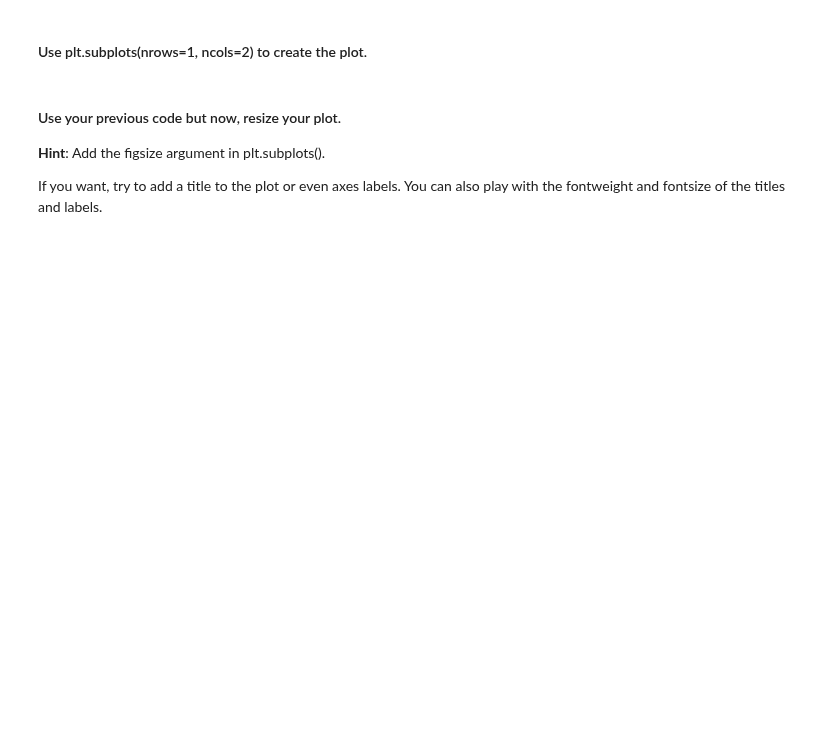
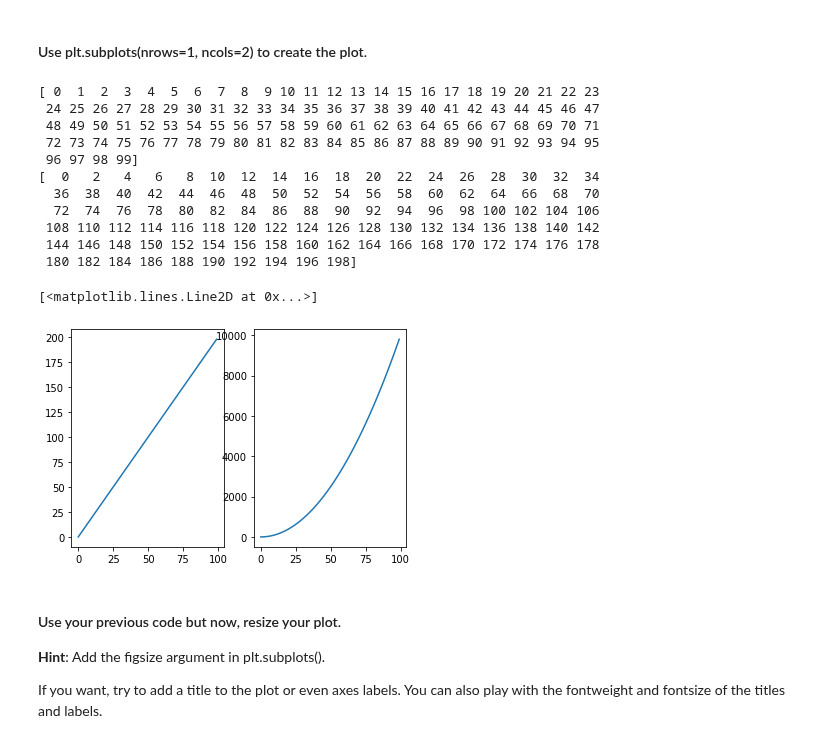
Before and after one commit to ta-data-lis/lab-matplotlib-seaborn, a Jupyter notebook: your-code/main.ipynb, the cells around one changed output. Saved outputs shown, nothing was run; the diff lists cells and outputs as text; code cells hidden in the pictures; blank space fills up the shorter version.

```diff
--- a/your-code/main.ipynb
+++ b/your-code/main.ipynb
@@ -29,3 +36,26 @@ Also, play around with the linewidth and style. Use the ones you're most happy w
+# %%
+# Method 2
+
+print (x)
+print (y)
+f, (a1, a2) = plt.subplots(nrows = 1, ncols = 2)
+
+a1.plot(x,y)
+a2.plot(x,z)
+# %% [output]
+[ 0  1  2  3  4  5  6  7  8  9 10 11 12 13 14 15 16 17 18 19 20 21 22 23
+ 24 25 26 27 28 29 30 31 32 33 34 35 36 37 38 39 40 41 42 43 44 45 46 47
+ 48 49 50 51 52 53 54 55 56 57 58 59 60 61 62 63 64 65 66 67 68 69 70 71
+ 72 73 74 75 76 77 78 79 80 81 82 83 84 85 86 87 88 89 90 91 92 93 94 95
+ 96 97 98 99]
+[  0   2   4   6   8  10  12  14  16  18  20  22  24  26  28  30  32  34
+  36  38  40  42  44  46  48  50  52  54  56  58  60  62  64  66  68  70
+  72  74  76  78  80  82  84  86  88  90  92  94  96  98 100 102 104 106
+ 108 110 112 114 116 118 120 122 124 126 128 130 132 134 136 138 140 142
+ 144 146 148 150 152 154 156 158 160 162 164 166 168 170 172 174 176 178
+ 180 182 184 186 188 190 192 194 196 198]
+[<matplotlib.lines.Line2D at 0x...>]
+[figure, added]
 # %% [markdown]
 #### Use your previous code but now, resize your plot.
 **Hint**: Add the figsize argument in plt.subplots().
```
Also changed, not shown: parts of 50 cells of this notebook.
